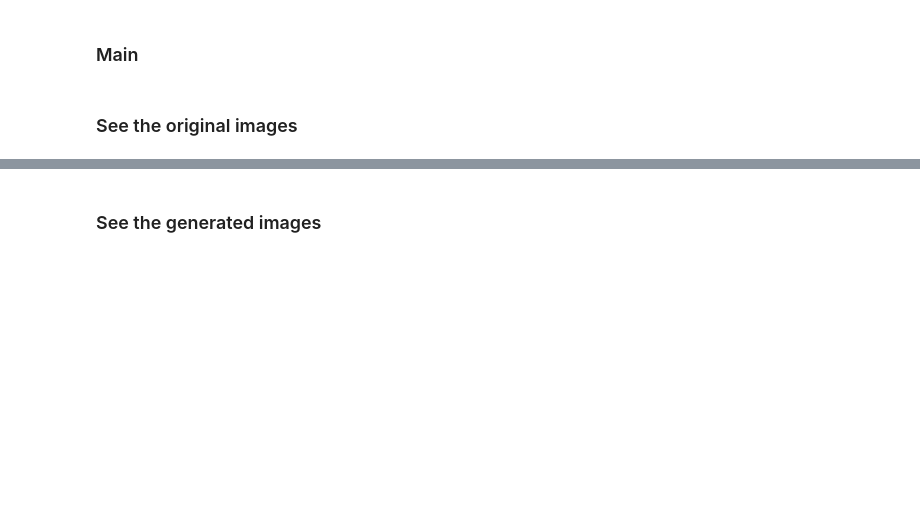
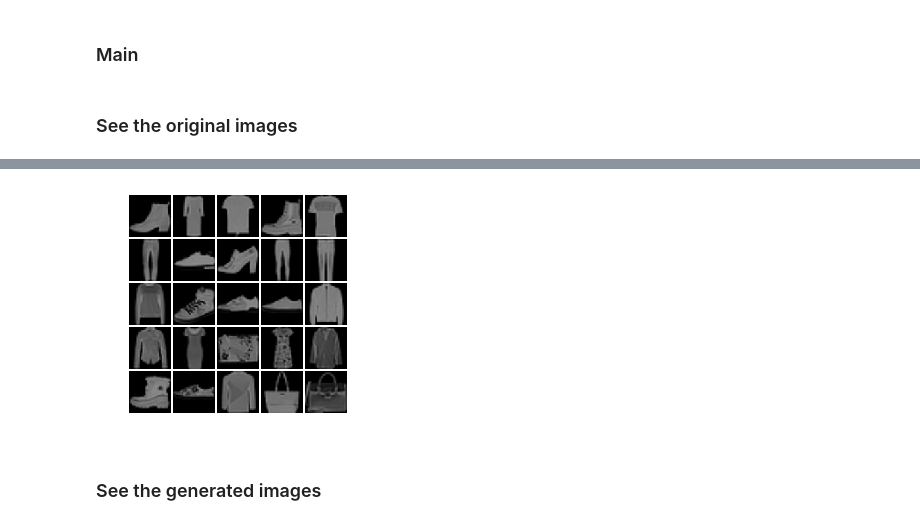
Before and after one commit to ydy8989/Tensorflow-Deep-Learning, a Jupyter notebook: DCGAN.ipynb, the cells around one changed output, grey strips where cells are left out. Drawn from its saved outputs; the diff is of its cells as text; code cells hidden in the pictures; blank space fills up the shorter version.

Commit message:
DCGAN with fashion mnist

```diff
--- a/DCGAN.ipynb
+++ b/DCGAN.ipynb
@@ -166,6 +166,9 @@ for idx, dp in enumerate(origin.get_data()):
         dp = dp[0] + 1
         dp = dp * 90.0
         img = stack_patches(dp, nr_row=5, nr_col=5)
-        cv2.imwrite('fashion_mnist.png', img)
+
+        temp = img.reshape(332, 332)
+        plt.axis('off')
+        plt.imshow(temp, cmap='gray')
         break
 # %% [output]
@@ -179,3 +182,4 @@ for idx, dp in enumerate(origin.get_data()):
+[figure, added]
 # %% [markdown]
 ### See the generated images
 # %%
```
Also changed, not shown: parts of 5 cells of this notebook.
